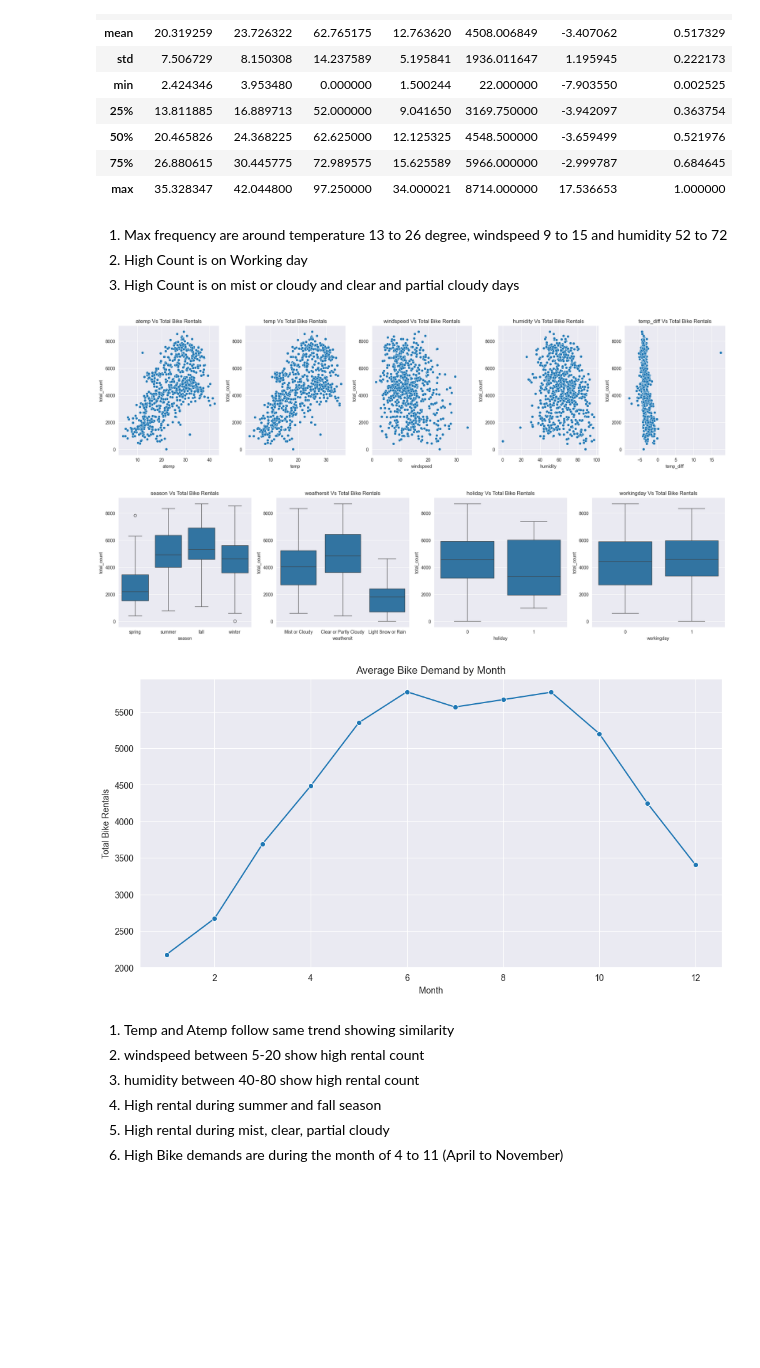
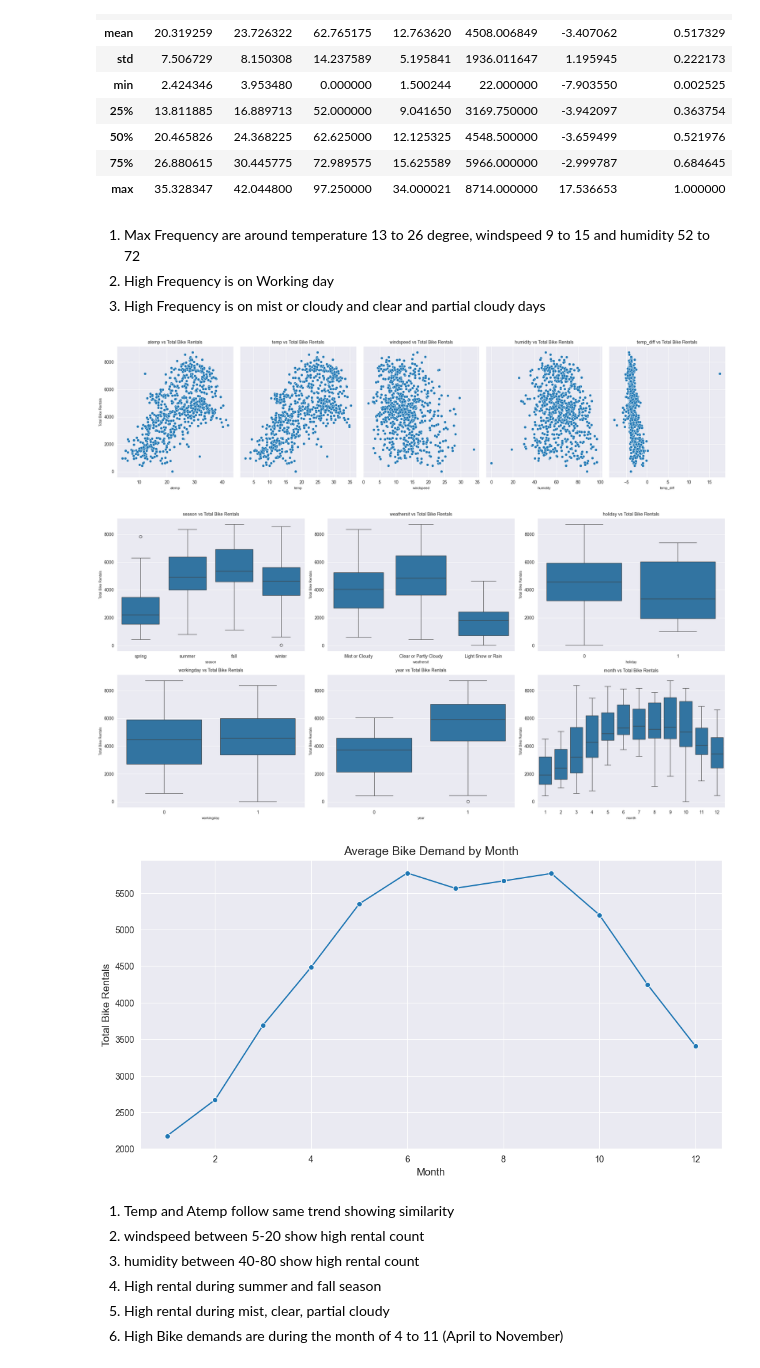
Before and after one commit to vijaykumar-qait/Linear-Regression-Bike-Sharing-Assignment, a Jupyter notebook: Bike_Sharing_Assignment_Vijay_Kumar.ipynb, the cells around one changed output. Drawn from its saved outputs; the diff is of its cells as text; code cells hidden in the pictures; blank space fills up the shorter version.

```diff
--- a/Bike_Sharing_Assignment_Vijay_Kumar.ipynb
+++ b/Bike_Sharing_Assignment_Vijay_Kumar.ipynb
@@ -251,47 +251,55 @@ df[numerical_vars].describe()
 | 75% | 26.880615 | 30.445775 | 72.989575 | 15.625589 | 5966.000000 | -2.999787 | 0.684645 |
 | max | 35.328347 | 42.044800 | 97.250000 | 34.000021 | 8714.000000 | 17.536653 | 1.000000 |
 # %% [markdown]
-1. Max frequency are around temperature 13 to 26 degree, windspeed 9 to 15 and humidity 52 to 72
-2. High Count is on Working day
-3. High Count is  on mist or cloudy and clear and partial cloudy days
+1. Max Frequency are around temperature 13 to 26 degree, windspeed 9 to 15 and humidity 52 to 72
+2. High Frequency is on Working day
+3. High Frequency is  on mist or cloudy and clear and partial cloudy days
 # %%
-# Bivariate Analysis
-import matplotlib.pyplot as plt
-import seaborn as sns
+# Define numerical and categorical variables
+numerical_vars = ['atemp', 'temp', 'windspeed', 'humidity', 'temp_diff']
+categorical_vars = ['season', 'weathersit', 'holiday', 'workingday', 'year', 'month']
 
-numerical_vars = ['atemp', 'temp', 'windspeed', 'humidity', 'temp_diff']
-categorical_vars = ['season', 'weathersit', 'holiday', 'workingday']
-
-fig, axes = plt.subplots(1, len(numerical_vars), figsize=(20, 5))
+# Plot scatter plots for numerical variables
+fig, axes = plt.subplots(1, len(numerical_vars), figsize=(20, 5), sharey=True)  # Use `sharey` to align y-axis
 
 for ax, var in zip(axes, numerical_vars):
     sns.scatterplot(x=var, y='total_count', data=df, ax=ax)
-    ax.set_title(f'{var} Vs Total Bike Rentals')
+    ax.set_title(f'{var} vs Total Bike Rentals', fontsize=10)
+    ax.set_xlabel(var, fontsize=8)
+    ax.set_ylabel('Total Bike Rentals', fontsize=8)
 
 plt.tight_layout()
 plt.show()
 
-fig, axes = plt.subplots(1, len(categorical_vars), figsize=(20, 5))
+# Plot box plots for categorical variables
+fig, axes = plt.subplots(2, 3, figsize=(20, 10))  # Use a grid layout for better visualization
+axes = axes.flatten()  # Flatten axes for easier iteration
 
 for ax, var in zip(axes, categorical_vars):
     sns.boxplot(x=var, y='total_count', data=df, ax=ax)
-    ax.set_title(f'{var} Vs Total Bike Rentals')
+    ax.set_title(f'{var} vs Total Bike Rentals', fontsize=10)
+    ax.set_xlabel(var, fontsize=8)
+    ax.set_ylabel('Total Bike Rentals', fontsize=8)
+
+# Hiding unused subplots if there are fewer variables than subplots
+for i in range(len(categorical_vars), len(axes)):
+    fig.delaxes(axes[i])
 
 plt.tight_layout()
 plt.show()
 
-# Ploting of bike demand by month
+# Plotting bike demand by month (line plot)
 plt.figure(figsize=(12, 6))
 sns.lineplot(x='month', y='total_count', data=df, ci=None, marker='o', estimator='mean')
-plt.title("Average Bike Demand by Month")
-plt.xlabel("Month")
-plt.ylabel("Total Bike Rentals")
+plt.title("Average Bike Demand by Month", fontsize=14)
+plt.xlabel("Month", fontsize=12)
+plt.ylabel("Total Bike Rentals", fontsize=12)
 plt.grid(True)
 plt.show()
 # %% [output]
-[figure, old version]
+[figure, new version]
-[figure, old version]
+[figure, new version]
-[figure, old version]
+[figure, new version]
 # %% [markdown]
 1. Temp and Atemp follow same trend showing similarity
 2. windspeed between 5-20 show high rental count
```
Also changed, not shown: parts of 8 cells of this notebook.
